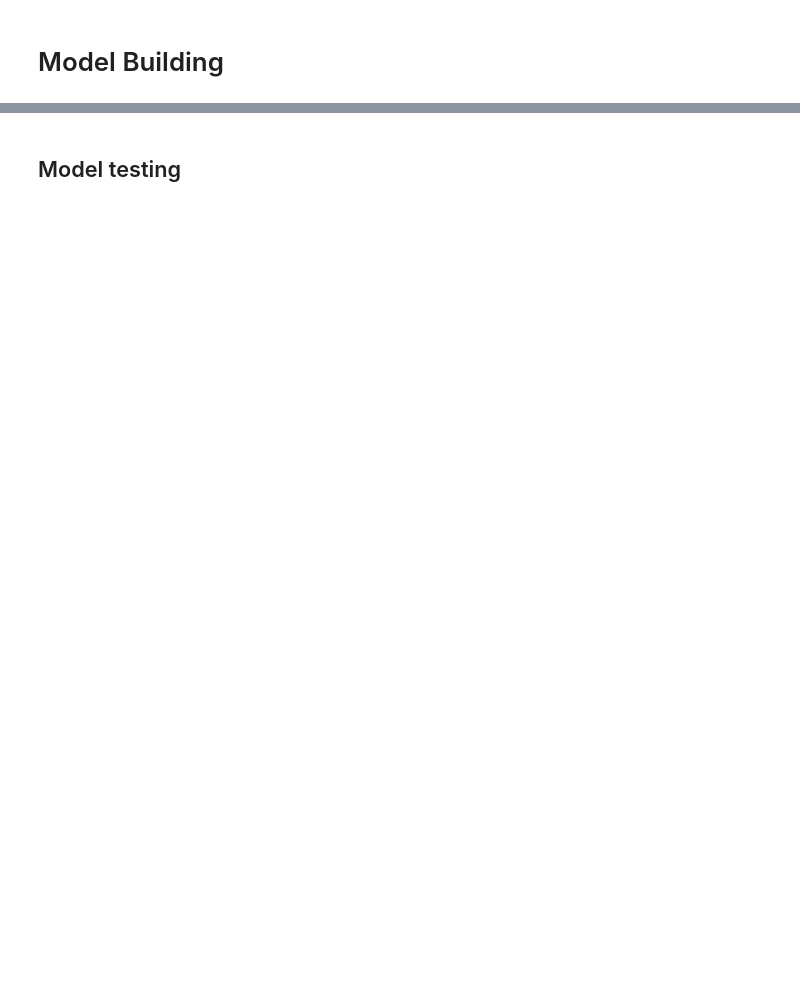
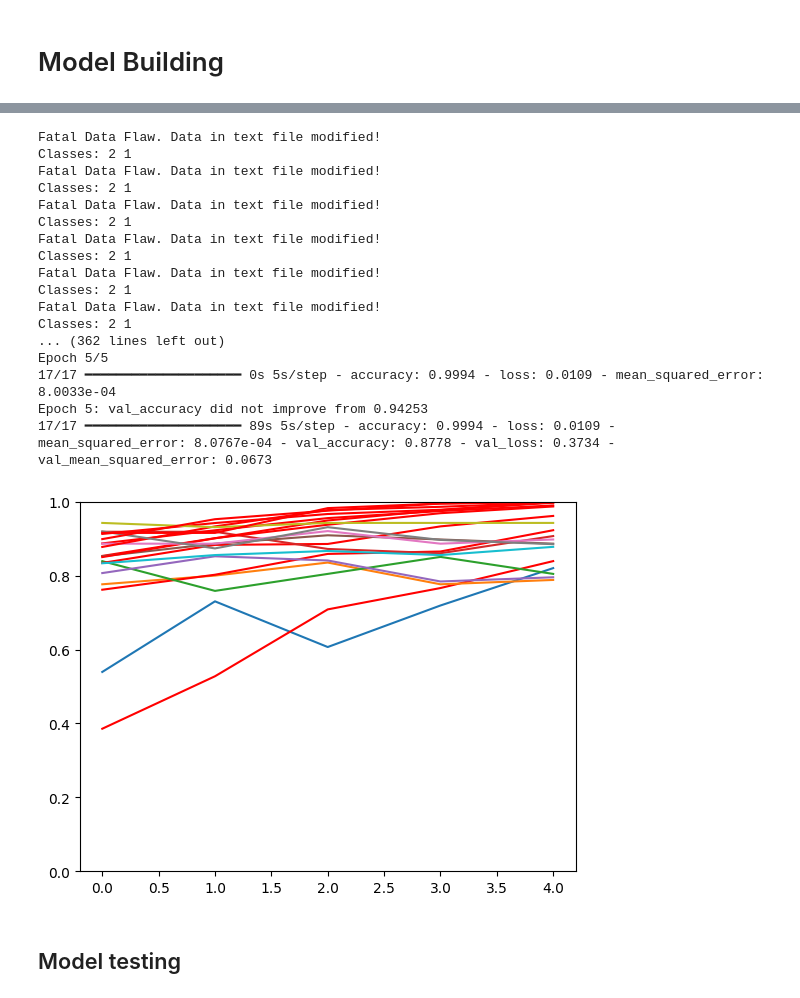
Before and after one commit to Praneeth-Suresh/CT-image, a Jupyter notebook: notebookb0bf2e321b.ipynb, the cells around one changed output, grey strips where cells are left out. Cells and saved outputs as stored; diff of their text form; code cells hidden in the pictures; blank space fills up the shorter version.

```diff
--- a/notebookb0bf2e321b.ipynb
+++ b/notebookb0bf2e321b.ipynb
@@ -148,4 +183,4 @@ def DataProd(n, label_src):
 
     return tf.stack(x_list), tf.constant(y_list)
 # %%
-x_list, y_list = DataProd(40, LABELS_train)
+x_list, y_list = DataProd(50, LABELS_train)
@@ -194,7 +259,7 @@ model.summary()
 num_batches = 10
 batch_size = 50 # The actual size of batch will be approximately batch_size * 3 * 0.7
 epochs = 15
-training_runs = 100
+training_runs = 10
 
 cp_callback = tf.keras.callbacks.ModelCheckpoint(filepath=CHECKPOINT,
                                                  verbose=1,
@@ -204,20 +272,39 @@ cp_callback = tf.keras.callbacks.ModelCheckpoint(filepath=CHECKPOINT,
 # %%
 for i in range(training_runs):
     x_list, y_list = DataProd(num_batches * batch_size, LABELS_train)
-    y_list = tf.one_hot(y_list, 3).numpy()
+    y_train = tf.one_hot(y_list, 3).numpy()
 
     history = model.fit(
         x_list,
-        y_list,
+        y_train,
         batch_size=batch_size,
         epochs=5,
         validation_split=0.1,
         callbacks=[cp_callback],
     )
 
     plt.plot(history.history['val_accuracy'])
     plt.plot(history.history['accuracy'], color='red')
     plt.ylim(0, 1)
+# %% [output]
+Fatal Data Flaw. Data in text file modified!
+Classes: 2 1
+Fatal Data Flaw. Data in text file modified!
+Classes: 2 1
+Fatal Data Flaw. Data in text file modified!
+Classes: 2 1
+Fatal Data Flaw. Data in text file modified!
+Classes: 2 1
+Fatal Data Flaw. Data in text file modified!
+Classes: 2 1
+Fatal Data Flaw. Data in text file modified!
+Classes: 2 1
+... (362 lines left out)
+Epoch 5/5
+17/17 ━━━━━━━━━━━━━━━━━━━━ 0s 5s/step - accuracy: 0.9994 - loss: 0.0109 - mean_squared_error: 8.0033e-04
+Epoch 5: val_accuracy did not improve from 0.94253
+17/17 ━━━━━━━━━━━━━━━━━━━━ 89s 5s/step - accuracy: 0.9994 - loss: 0.0109 - mean_squared_error: 8.0767e-04 - val_accuracy: 0.8778 - val_loss: 0.3734 - val_mean_squared_error: 0.0673
+[figure, added]
 # %%
 # There is a bit of overfitting that needs to be addressed
 # %%
```
Also changed, not shown: parts of 31 cells of this notebook, 1 other file.
